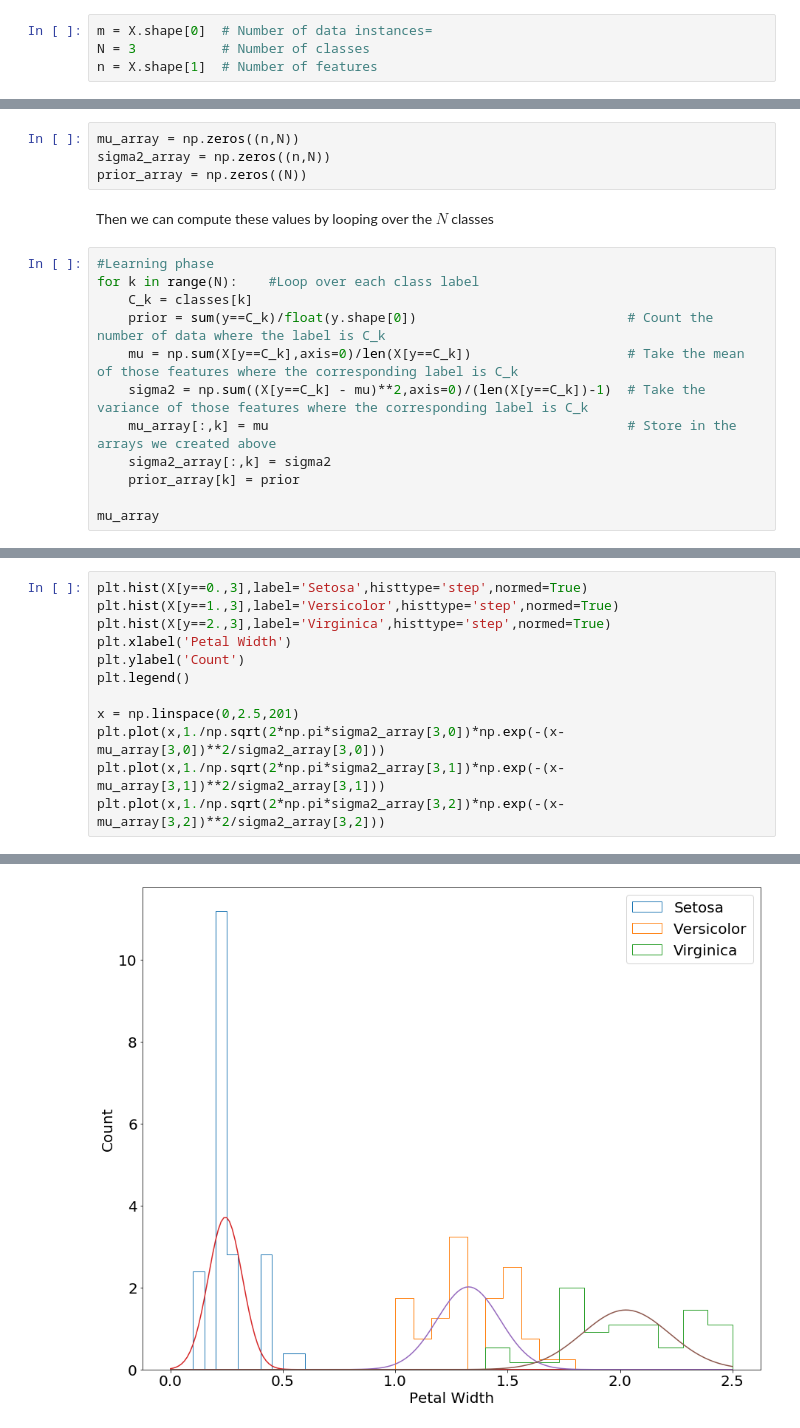
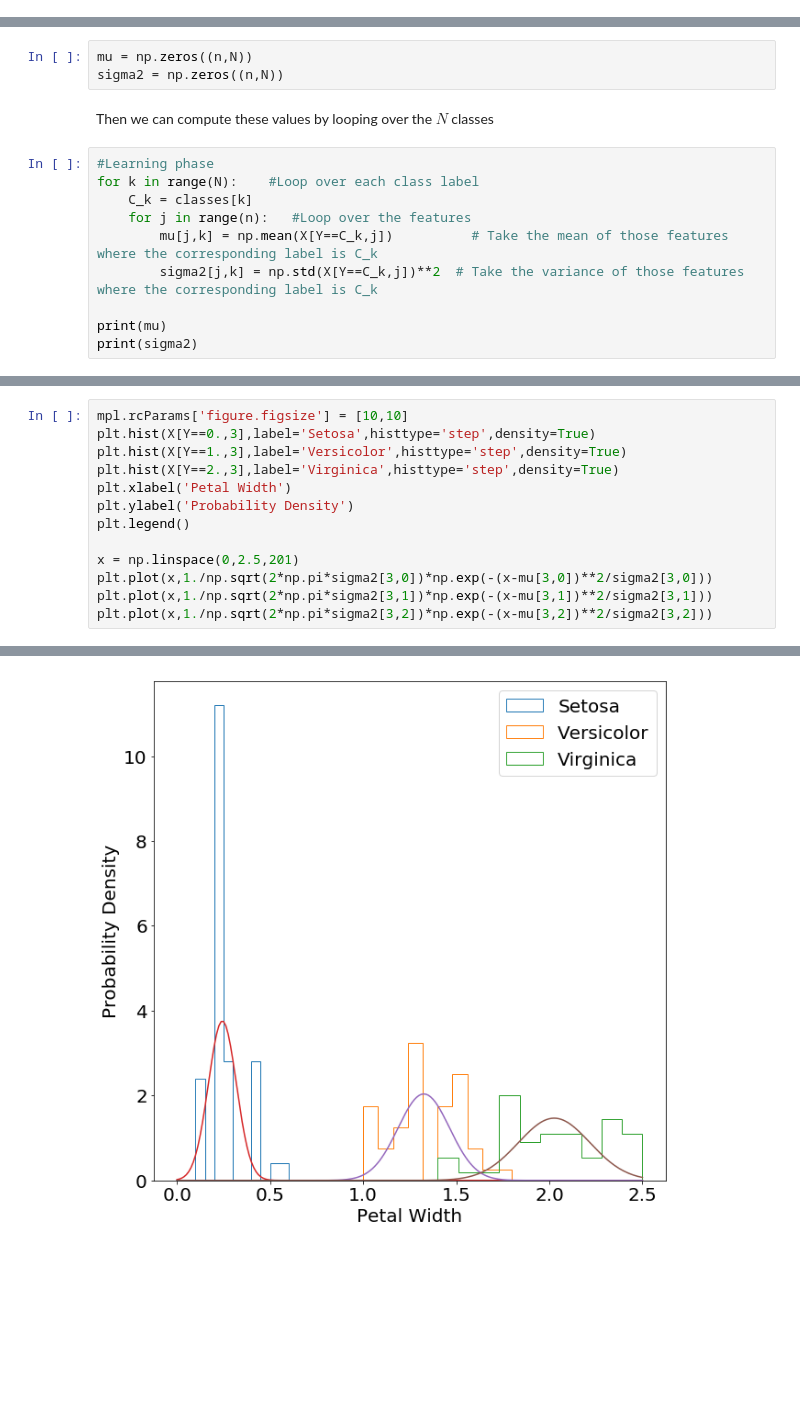
Before and after one commit to UMT-CS447-547-Fall-2018/Lecture_Notes, a Jupyter notebook: 03_naive_bayes.ipynb, the cells around one changed output, grey strips where cells are left out. Cells and saved outputs as stored; diff of their text form; blank space fills up the shorter version.

```diff
--- a/03_naive_bayes.ipynb
+++ b/03_naive_bayes.ipynb
@@ -169,4 +177,0 @@ plt.legend()
-# %%
-m = X.shape[0]  # Number of data instances=
-N = 3           # Number of classes
-n = X.shape[1]  # Number of features
@@ -173,21 +186,18 @@ n = X.shape[1]  # Number of features
 # %% [markdown]
 For each class, we will need the $n$ values of $\mu_i$ and $\sigma_i^2$, let's define $n \times N$ arrays to hold these values, as well as the $N$ prior probabilities that we will need
 # %%
-mu_array = np.zeros((n,N))
-sigma2_array = np.zeros((n,N))
-prior_array = np.zeros((N))
+mu = np.zeros((n,N))
+sigma2 = np.zeros((n,N))
 # %% [markdown]
 Then we can compute these values by looping over the $N$ classes
 # %%
 #Learning phase
 for k in range(N):    #Loop over each class label
     C_k = classes[k]
-    prior = sum(y==C_k)/float(y.shape[0])                           # Count the number of data where the label is C_k
-    mu = np.sum(X[y==C_k],axis=0)/len(X[y==C_k])                    # Take the mean of those features where the corresponding label is C_k
-    sigma2 = np.sum((X[y==C_k] - mu)**2,axis=0)/(len(X[y==C_k])-1)  # Take the variance of those features where the corresponding label is C_k
-    mu_array[:,k] = mu                                              # Store in the arrays we created above
-    sigma2_array[:,k] = sigma2
-    prior_array[k] = prior
+    for j in range(n):   #Loop over the features
+        mu[j,k] = np.mean(X[Y==C_k,j])          # Take the mean of those features where the corresponding label is C_k
+        sigma2[j,k] = np.std(X[Y==C_k,j])**2  # Take the variance of those features where the corresponding label is C_k
 
-mu_array
+print(mu)
+print(sigma2)
 # %% [output]
@@ -200,15 +214,16 @@ And that's it for the training phase.  Naive Bayes models, particularly when the
 # %%
-plt.hist(X[y==0.,3],label='Setosa',histtype='step',normed=True)
-plt.hist(X[y==1.,3],label='Versicolor',histtype='step',normed=True)
-plt.hist(X[y==2.,3],label='Virginica',histtype='step',normed=True)
+mpl.rcParams['figure.figsize'] = [10,10]
+plt.hist(X[Y==0.,3],label='Setosa',histtype='step',density=True)
+plt.hist(X[Y==1.,3],label='Versicolor',histtype='step',density=True)
+plt.hist(X[Y==2.,3],label='Virginica',histtype='step',density=True)
 plt.xlabel('Petal Width')
-plt.ylabel('Count')
+plt.ylabel('Probability Density')
 plt.legend()
 
 x = np.linspace(0,2.5,201)
-plt.plot(x,1./np.sqrt(2*np.pi*sigma2_array[3,0])*np.exp(-(x-mu_array[3,0])**2/sigma2_array[3,0]))
-plt.plot(x,1./np.sqrt(2*np.pi*sigma2_array[3,1])*np.exp(-(x-mu_array[3,1])**2/sigma2_array[3,1]))
-plt.plot(x,1./np.sqrt(2*np.pi*sigma2_array[3,2])*np.exp(-(x-mu_array[3,2])**2/sigma2_array[3,2]))
+plt.plot(x,1./np.sqrt(2*np.pi*sigma2[3,0])*np.exp(-(x-mu[3,0])**2/sigma2[3,0]))
+plt.plot(x,1./np.sqrt(2*np.pi*sigma2[3,1])*np.exp(-(x-mu[3,1])**2/sigma2[3,1]))
+plt.plot(x,1./np.sqrt(2*np.pi*sigma2[3,2])*np.exp(-(x-mu[3,2])**2/sigma2[3,2]))
 # %% [output]
 [<matplotlib.lines.Line2D at 0x...>]
-[figure, old version]
+[figure, new version]
```
Also changed, not shown: parts of 30 cells of this notebook, 1 other file.
